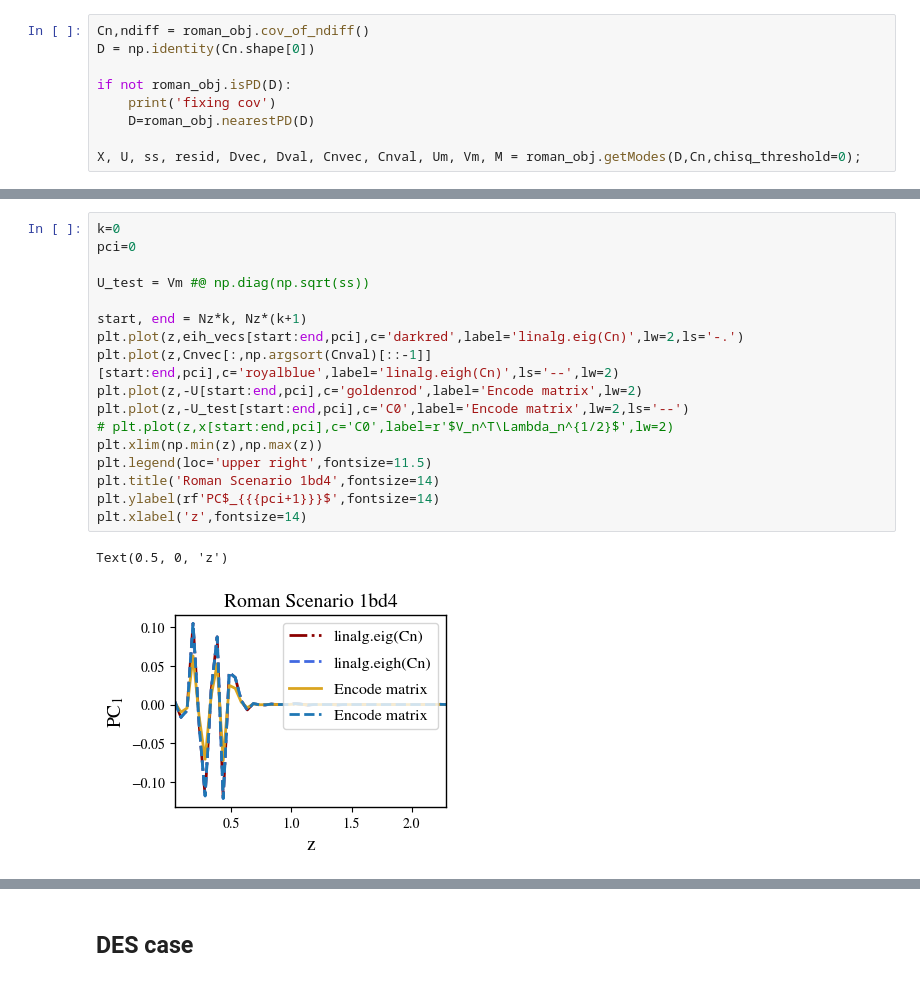
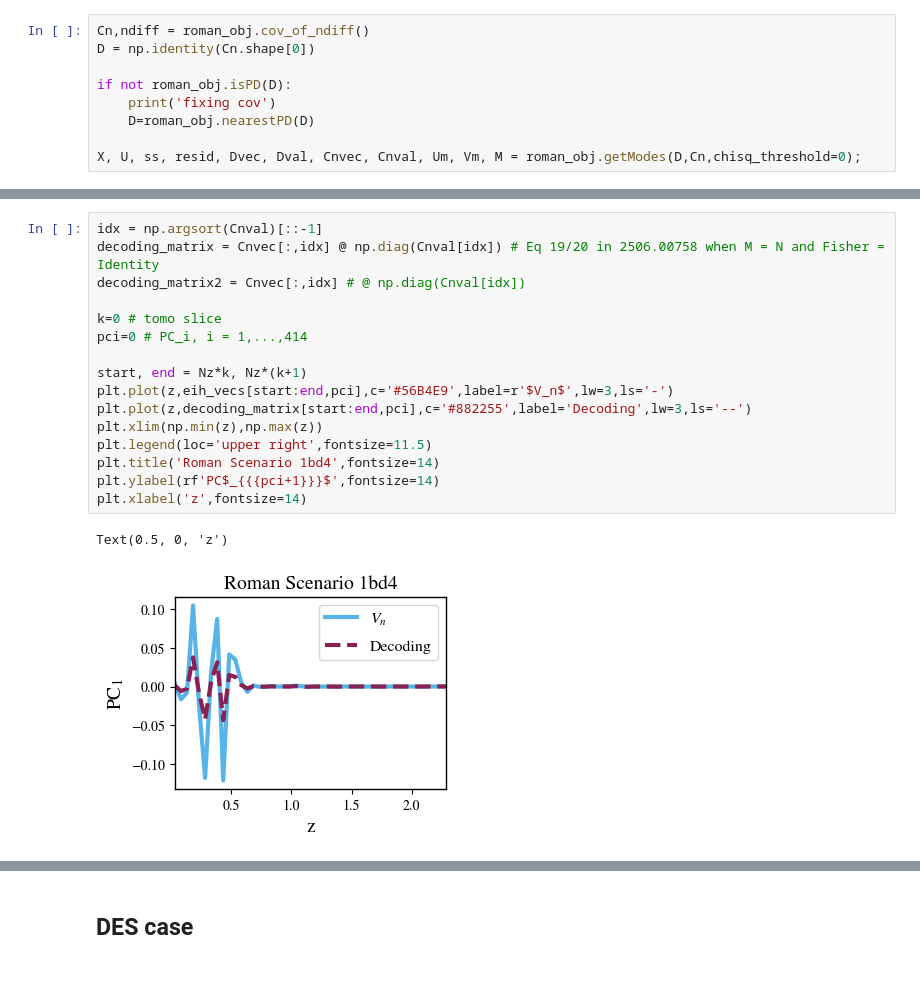
Before and after one commit to Roman-HLIS-Cosmology-PIT/cocoa_photoz, a Jupyter notebook: codes/example.ipynb, the cells around one changed output, grey strips where cells are left out. Cells and saved outputs as stored; diff of their text form.

```diff
--- a/codes/example.ipynb
+++ b/codes/example.ipynb
@@ -342,20 +324,19 @@ X.shape
 # %%
-k=0
-pci=0
+idx = np.argsort(Cnval)[::-1]
+decoding_matrix = Cnvec[:,idx] @ np.diag(Cnval[idx]) # Eq 19/20 in 2506.00758 when M = N and Fisher = Identity
+decoding_matrix2 = Cnvec[:,idx] # @ np.diag(Cnval[idx])
 
-U_test = Vm #@ np.diag(np.sqrt(ss))
+k=0 # tomo slice
+pci=0 # PC_i, i = 1,...,414
 
 start, end = Nz*k, Nz*(k+1)
-plt.plot(z,eih_vecs[start:end,pci],c='darkred',label='linalg.eig(Cn)',lw=2,ls='-.')
-plt.plot(z,Cnvec[:,np.argsort(Cnval)[::-1]][start:end,pci],c='royalblue',label='linalg.eigh(Cn)',ls='--',lw=2)
-plt.plot(z,-U[start:end,pci],c='goldenrod',label='Encode matrix',lw=2)
-plt.plot(z,-U_test[start:end,pci],c='C0',label='Encode matrix',lw=2,ls='--')
-# plt.plot(z,x[start:end,pci],c='C0',label=r'$V_n^T\Lambda_n^{1/2}$',lw=2)
+plt.plot(z,eih_vecs[start:end,pci],c='#56B4E9',label=r'$V_n$',lw=3,ls='-')
+plt.plot(z,decoding_matrix[start:end,pci],c='#882255',label='Decoding',lw=3,ls='--')
 plt.xlim(np.min(z),np.max(z))
 plt.legend(loc='upper right',fontsize=11.5)
 plt.title('Roman Scenario 1bd4',fontsize=14)
 plt.ylabel(rf'PC$_{{{pci+1}}}$',fontsize=14)
 plt.xlabel('z',fontsize=14)
 # %% [output]
 Text(0.5, 0, 'z')
-[figure, old version]
+[figure, new version]
```
Also changed, not shown: parts of 8 cells of this notebook.
